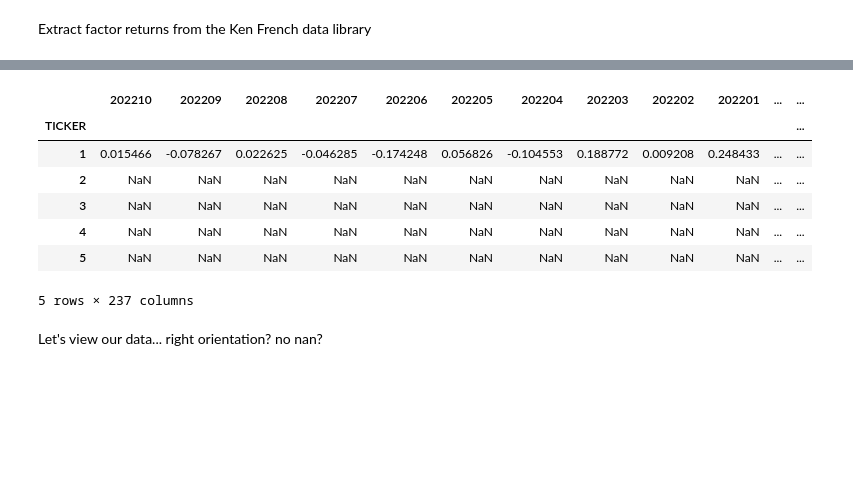
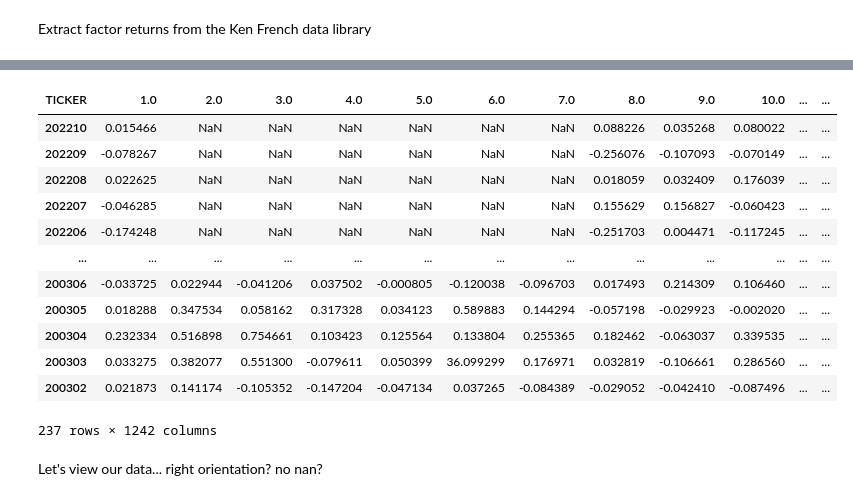
Before and after one commit to danphilps/Investment-SAI, a Jupyter notebook: M6_Investment.ipynb, the cells around one changed output, grey strips where cells are left out. Drawn from its saved outputs; the diff is of its cells as text; code cells hidden in the pictures; blank space fills up the shorter version.

```diff
--- a/M6_Investment.ipynb
+++ b/M6_Investment.ipynb
@@ -144,28 +135,32 @@ df_ff_factors.head()
 # %%
 # Get security returns sorted and transposed...
 # separate the security static data into another DataFrame
-df_sec_static = df_sec_rets[['TICKER','NAME','SECTOR','COUNTRY']]
+df_sec_static = df_sec_rets[['TICKER','NAME','SECTOR','COUNTRY']].transpose()
 # Remove static data from the returns data frame
 df_sec_rets = df_sec_rets.drop(['NAME','SECTOR','COUNTRY'], axis=1)
-# Set row Index as TICKER...
-df_sec_rets = df_sec_rets.set_index('TICKER')
+# Transpose to dates rows, securities columns
+df_sec_rets = df_sec_rets.transpose()
+# Set columns as TICKER
+df_sec_rets.columns = df_sec_rets.iloc[0,:]
+df_sec_rets = df_sec_rets.iloc[1:,:]
+# Row index, dates to integer values
+df_sec_rets.index = df_sec_rets.index.astype(int)
 
-# Set columns as int type (they are actually dates)
-df_sec_rets.columns = df_sec_rets.columns.astype(int)
-# Force type to float
-df_sec_rets = df_sec_rets.astype(dtype=float)
-
-#Check...
-df_sec_rets.head()
+df_sec_rets
 # %% [output]
-|  | 202210 | 202209 | 202208 | 202207 | 202206 | 202205 | 202204 | 202203 | 202202 | 202201 | ... | ... |
-| TICKER |  |  |  |  |  |  |  |  |  |  |  | ... |
-| 1 | 0.015466 | -0.078267 | 0.022625 | -0.046285 | -0.174248 | 0.056826 | -0.104553 | 0.188772 | 0.009208 | 0.248433 | ... | ... |
-| 2 | NaN | NaN | NaN | NaN | NaN | NaN | NaN | NaN | NaN | NaN | ... | ... |
-| 3 | NaN | NaN | NaN | NaN | NaN | NaN | NaN | NaN | NaN | NaN | ... | ... |
-| 4 | NaN | NaN | NaN | NaN | NaN | NaN | NaN | NaN | NaN | NaN | ... | ... |
-| 5 | NaN | NaN | NaN | NaN | NaN | NaN | NaN | NaN | NaN | NaN | ... | ... |
+| TICKER | 1.0 | 2.0 | 3.0 | 4.0 | 5.0 | 6.0 | 7.0 | 8.0 | 9.0 | 10.0 | ... | ... |
+| 202210 | 0.015466 | NaN | NaN | NaN | NaN | NaN | NaN | 0.088226 | 0.035268 | 0.080022 | ... | ... |
+| 202209 | -0.078267 | NaN | NaN | NaN | NaN | NaN | NaN | -0.256076 | -0.107093 | -0.070149 | ... | ... |
+| 202208 | 0.022625 | NaN | NaN | NaN | NaN | NaN | NaN | 0.018059 | 0.032409 | 0.176039 | ... | ... |
+| 202207 | -0.046285 | NaN | NaN | NaN | NaN | NaN | NaN | 0.155629 | 0.156827 | -0.060423 | ... | ... |
+| 202206 | -0.174248 | NaN | NaN | NaN | NaN | NaN | NaN | -0.251703 | 0.004471 | -0.117245 | ... | ... |
+| ... | ... | ... | ... | ... | ... | ... | ... | ... | ... | ... | ... | ... |
+| 200306 | -0.033725 | 0.022944 | -0.041206 | 0.037502 | -0.000805 | -0.120038 | -0.096703 | 0.017493 | 0.214309 | 0.106460 | ... | ... |
+| 200305 | 0.018288 | 0.347534 | 0.058162 | 0.317328 | 0.034123 | 0.589883 | 0.144294 | -0.057198 | -0.029923 | -0.002020 | ... | ... |
+| 200304 | 0.232334 | 0.516898 | 0.754661 | 0.103423 | 0.125564 | 0.133804 | 0.255365 | 0.182462 | -0.063037 | 0.339535 | ... | ... |
+| 200303 | 0.033275 | 0.382077 | 0.551300 | -0.079611 | 0.050399 | 36.099299 | 0.176971 | 0.032819 | -0.106661 | 0.286560 | ... | ... |
+| 200302 | 0.021873 | 0.141174 | -0.105352 | -0.147204 | -0.047134 | 0.037265 | -0.084389 | -0.029052 | -0.042410 | -0.087496 | ... | ... |
-5 rows × 237 columns
+237 rows × 1242 columns
 # %% [markdown]
 Let's view our data... right orientation? no nan?
 # %%
```
Also changed, not shown: parts of 17 cells of this notebook.
